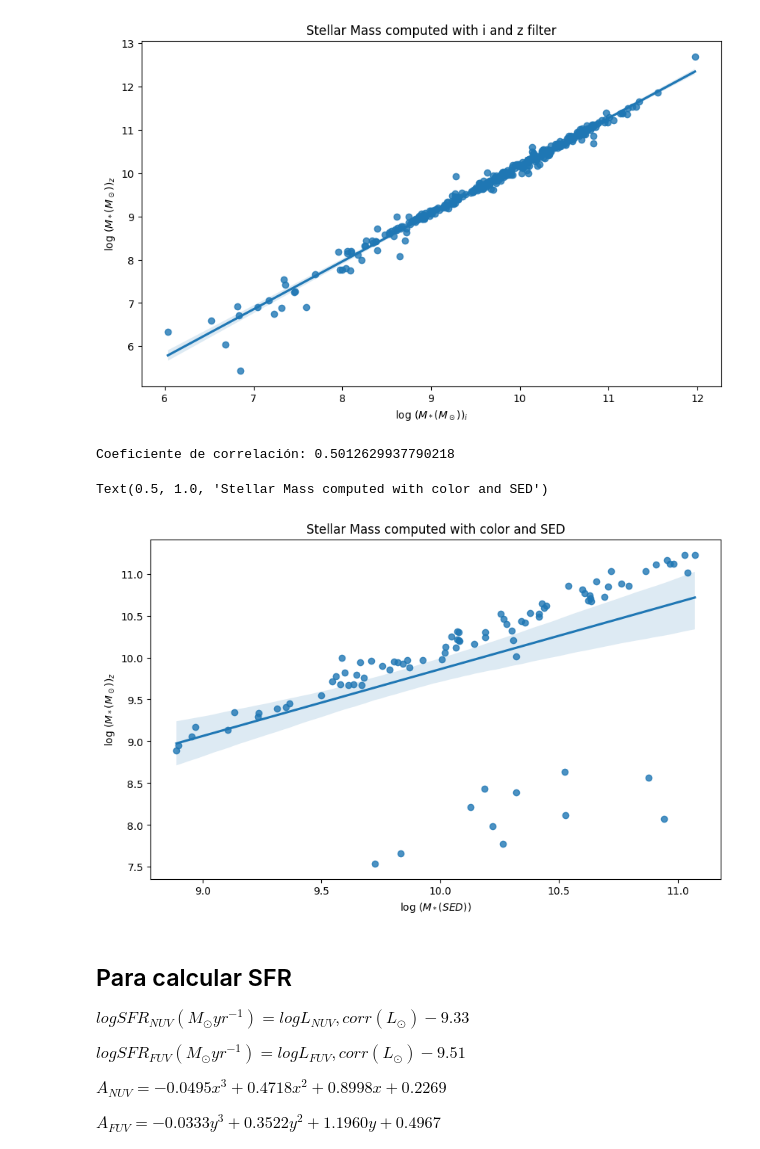
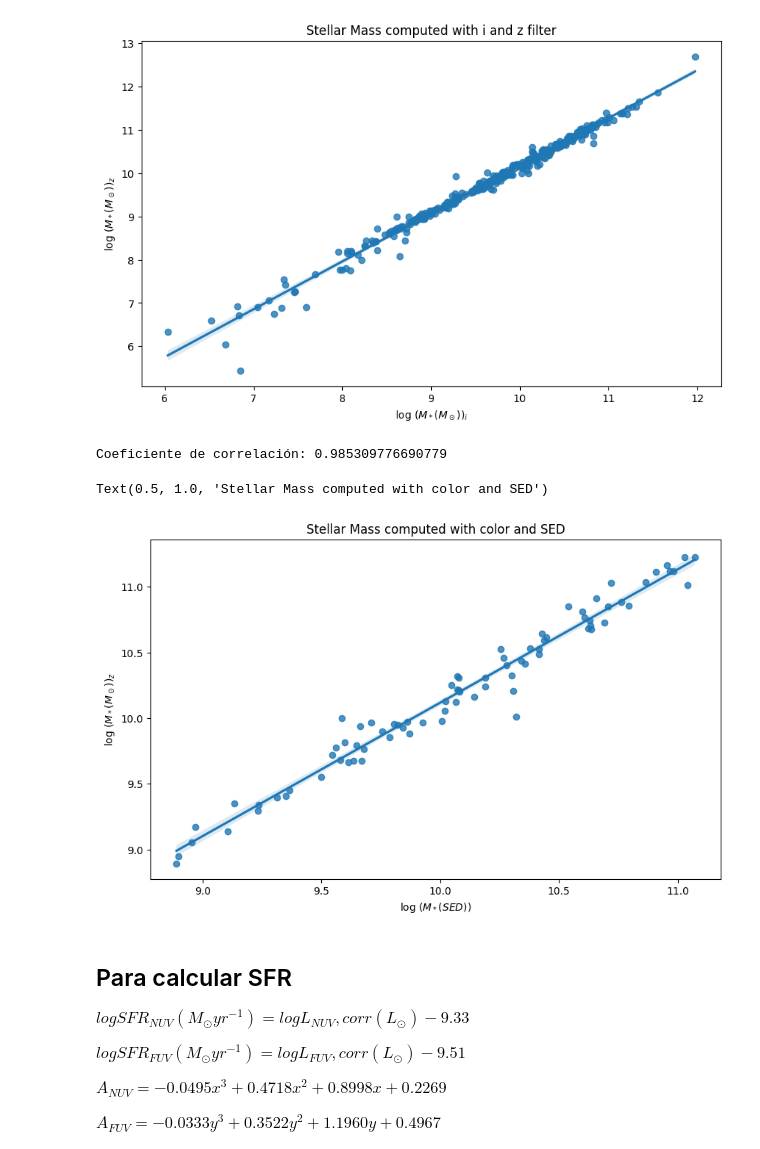
Before and after one commit to Siortiz/MorphoLS, a Jupyter notebook: Analysis/DECALS_plots.ipynb, the cells around one changed output. Saved outputs shown, nothing was run; the diff lists cells and outputs as text; code cells hidden in the pictures.

```diff
--- a/Analysis/DECALS_plots.ipynb
+++ b/Analysis/DECALS_plots.ipynb
@@ -435,39 +435,39 @@ final_table_gwsl['M_i'] = final_table_gwsl['mag_i_2'] - 5*np.log10(final_table_g
 final_table_gwsl['log(M_*)_i'] = (1.15 + 0.7*(final_table_gwsl['mag_g_2'] - final_table_gwsl['mag_i_2']) - 0.4*final_table_gwsl['M_i'])*u.M_sun
 final_table_gwsl['log(M_*)_z'] = (1.15 + 0.7*(final_table_gwsl['mag_g_2'] - final_table_gwsl['mag_z_2']) - 0.4*final_table_gwsl['M_z'])*u.M_sun
 # %%
-mass_sed = final_table_gwsl['log_M_stellar'][(final_table_gwsl['log_M_stellar'] > 0)]# & (final_table_gwsl['log(M_*)_z'] > 8.75)]
-mass_phot = final_table_gwsl['log(M_*)_z'][(final_table_gwsl['log_M_stellar'] > 0)]# & (final_table_gwsl['log(M_*)_z'] > 8.75)]
+mass_sed = final_table_gwsl['log_M_stellar'][(final_table_gwsl['log_M_stellar'] > 0) & (final_table_gwsl['log(M_*)_z'] > 8.75)]
+mass_phot = final_table_gwsl['log(M_*)_z'][(final_table_gwsl['log_M_stellar'] > 0) & (final_table_gwsl['log(M_*)_z'] > 8.75)]
 # Verificar y limpiar los datos
 valid_indices = np.isfinite(mass_sed) & np.isfinite(mass_phot)
 mass_sed_clean = mass_sed[valid_indices]
 mass_phot_clean = mass_phot[valid_indices]
 
 # Calcular el coeficiente de correlación solo si hay datos válidos
 if len(mass_sed_clean) > 0 and len(mass_phot_clean) > 0:
     correlation_coefficient = np.corrcoef(mass_sed_clean, mass_phot_clean)[0, 1]
     print("Coeficiente de correlación:", correlation_coefficient)
 else:
     print("No hay suficientes datos válidos para calcular el coeficiente de correlación.")
 
 # Configurar la figura y el tamaño
 plt.figure(figsize=(10, 6))
 
 # Graficar los datos de dispersión
 #plt.scatter(mass_sed_clean, mass_phot_clean, marker='.')
 
 # Graficar la regresión lineal
 sns.regplot(x=mass_sed_clean, y=mass_phot_clean)
 
 # Configurar etiquetas de los ejes y límites del eje x
 plt.xlabel('log ($M_*(SED$))')
 plt.ylabel('log ($M_*(M_\odot$))$_z$')
 plt.title('Stellar Mass computed with color and SED')
 # Mostrar el gráfico
 #plt.show()
 # %% [output]
-Coeficiente de correlación: 0.5012629937790218
+Coeficiente de correlación: 0.985309776690779
 Text(0.5, 1.0, 'Stellar Mass computed with color and SED')
-[figure, old version]
+[figure, new version]
 # %% [markdown]
 ## Para calcular SFR
 
```
Also changed, not shown: parts of 5 cells of this notebook.
